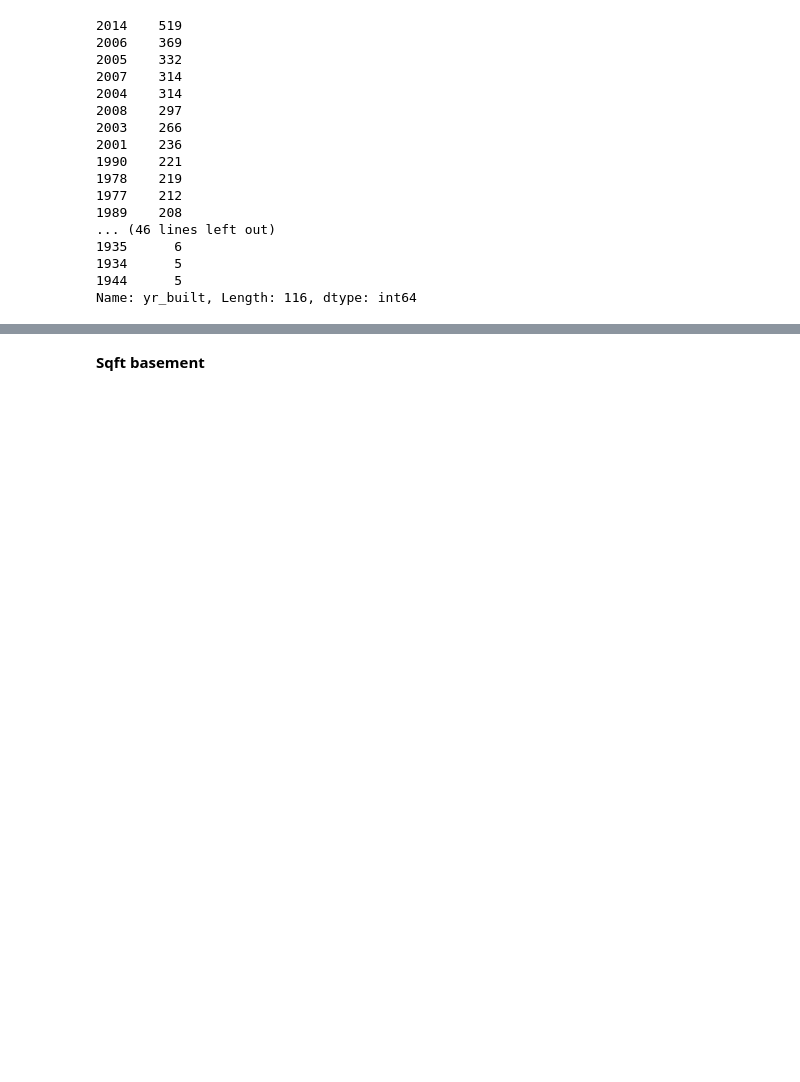
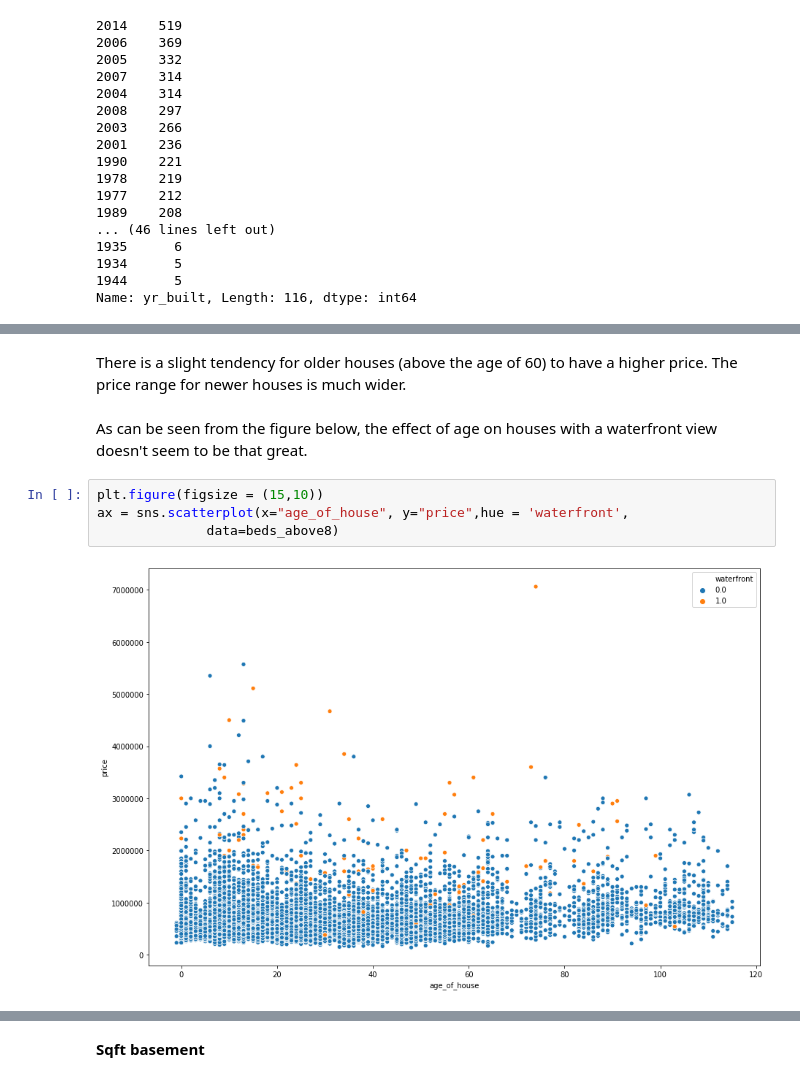
Before and after one commit to HeleneBu/Project_1, a Jupyter notebook: Data cleaning and question 2.ipynb, the cells around one changed output, grey strips where cells are left out. Drawn from its saved outputs; the diff is of its cells as text; blank space fills up the shorter version.

```diff
--- a/Data cleaning and question 2.ipynb
+++ b/Data cleaning and question 2.ipynb
@@ -520,0 +582,10 @@ See the caveats in the documentation: http://pandas.pydata.org/pandas-docs/stabl
+# %% [markdown]
+There is a slight tendency for older houses (above the age of 60) to have a higher price. The price range for newer houses is much wider.
+# %% [markdown]
+As can be seen from the figure below, the effect of age on houses with a waterfront view doesn't seem to be that great.
+# %%
+plt.figure(figsize = (15,10))
+ax = sns.scatterplot(x="age_of_house", y="price",hue = 'waterfront',
+              data=beds_above8)
+# %% [output]
+[figure, added]
```
Also changed, not shown: parts of 35 cells of this notebook.
